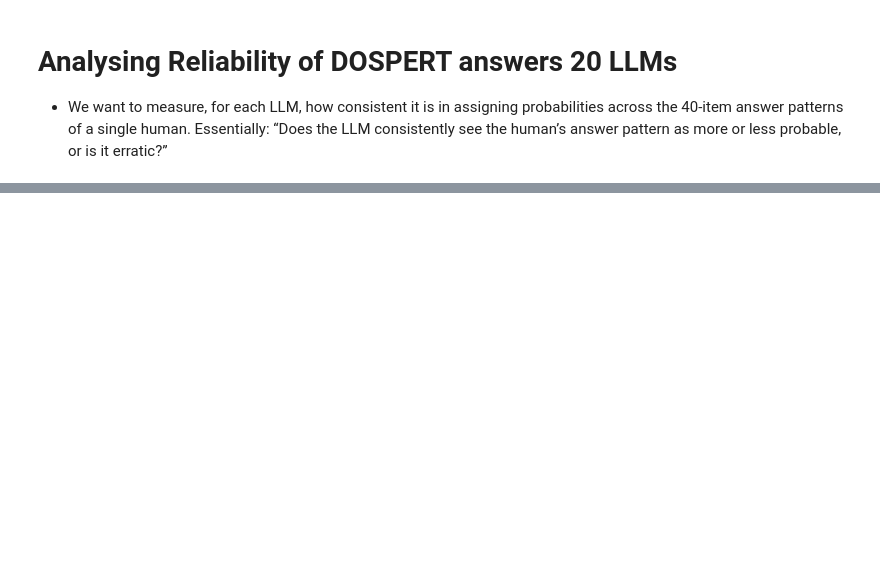
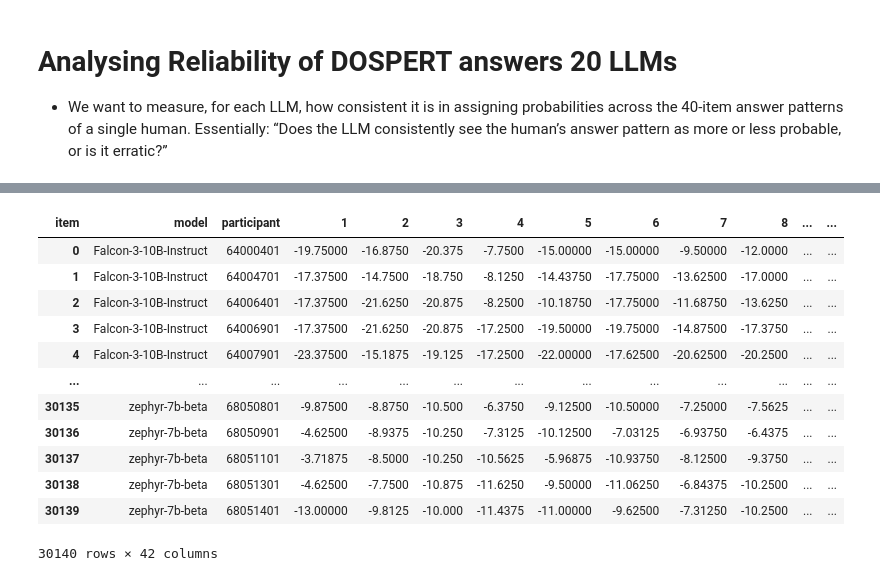
Before and after one commit to jelenameyer/LLMBehaviourGeneralizability, a Jupyter notebook: analysisScripts/survey_data_analysis/survey_data_anal.ipynb, the cells around one changed output, grey strips where cells are left out. Drawn from its saved outputs; the diff is of its cells as text; code cells hidden in the pictures; blank space fills up the shorter version.

```diff
--- a/analysisScripts/survey_data_analysis/survey_data_anal.ipynb
+++ b/analysisScripts/survey_data_analysis/survey_data_anal.ipynb
@@ -2,23 +2,3 @@
 # Analysing Reliability of DOSPERT answers 20 LLMs
 
 - We want to measure, for each LLM, how consistent it is in assigning probabilities across the 40-item answer patterns of a single human. Essentially: “Does the LLM consistently see the human’s answer pattern as more or less probable, or is it erratic?”
-# %%
-# packages
-import pandas as pd
-import numpy as np
-import glob
-import os
-
-dospert_data = {}
-path = "outputs"  # folder with CSVs
-
-for file in glob.glob(os.path.join(path, "*_dospert_scores.csv")):
-    model_name = os.path.basename(file).replace("_dospert_scores.csv", "")
-    dospert_data[model_name] = pd.read_csv(file)
-    print(f"{model_name} DataFrame loaded")
-
-# Check the list of models
-print(list(dospert_data.keys()))
-
-# Access a specific DataFrame
-dospert_data["SmolLM2-1.7B-Instruct"].head()
@@ -48,0 +63,27 @@ OLMo-2-7B-Instruct DataFrame loaded
+# %%
+# merged_dospert_data: long format with columns ['participant', 'item', 'model', 'logprob_predicted']
+
+df_wide = merged_dospert_data.pivot_table(
+    index=['model', 'participant'],
+    columns='item',
+    values='logprob_predicted'
+).reset_index()
+
+# Now you have a DataFrame:
+# columns = ['model', 'participant', item1, item2, ..., item40]
+
+df_wide
+# %% [output]
+| item | model | participant | 1 | 2 | 3 | 4 | 5 | 6 | 7 | 8 | ... | ... |
+| 0 | Falcon-3-10B-Instruct | 64000401 | -19.75000 | -16.8750 | -20.375 | -7.7500 | -15.00000 | -15.00000 | -9.50000 | -12.0000 | ... | ... |
+| 1 | Falcon-3-10B-Instruct | 64004701 | -17.37500 | -14.7500 | -18.750 | -8.1250 | -14.43750 | -17.75000 | -13.62500 | -17.0000 | ... | ... |
+| 2 | Falcon-3-10B-Instruct | 64006401 | -17.37500 | -21.6250 | -20.875 | -8.2500 | -10.18750 | -17.75000 | -11.68750 | -13.6250 | ... | ... |
+| 3 | Falcon-3-10B-Instruct | 64006901 | -17.37500 | -21.6250 | -20.875 | -17.2500 | -19.50000 | -19.75000 | -14.87500 | -17.3750 | ... | ... |
+| 4 | Falcon-3-10B-Instruct | 64007901 | -23.37500 | -15.1875 | -19.125 | -17.2500 | -22.00000 | -17.62500 | -20.62500 | -20.2500 | ... | ... |
+| ... | ... | ... | ... | ... | ... | ... | ... | ... | ... | ... | ... | ... |
+| 30135 | zephyr-7b-beta | 68050801 | -9.87500 | -8.8750 | -10.500 | -6.3750 | -9.12500 | -10.50000 | -7.25000 | -7.5625 | ... | ... |
+| 30136 | zephyr-7b-beta | 68050901 | -4.62500 | -8.9375 | -10.250 | -7.3125 | -10.12500 | -7.03125 | -6.93750 | -6.4375 | ... | ... |
+| 30137 | zephyr-7b-beta | 68051101 | -3.71875 | -8.5000 | -10.250 | -10.5625 | -5.96875 | -10.93750 | -8.12500 | -9.3750 | ... | ... |
+| 30138 | zephyr-7b-beta | 68051301 | -4.62500 | -7.7500 | -10.875 | -11.6250 | -9.50000 | -11.06250 | -6.84375 | -10.2500 | ... | ... |
+| 30139 | zephyr-7b-beta | 68051401 | -13.00000 | -9.8125 | -10.000 | -11.4375 | -11.00000 | -9.62500 | -7.31250 | -10.2500 | ... | ... |
+30140 rows × 42 columns
```
Also changed, not shown: parts of 6 cells of this notebook.
